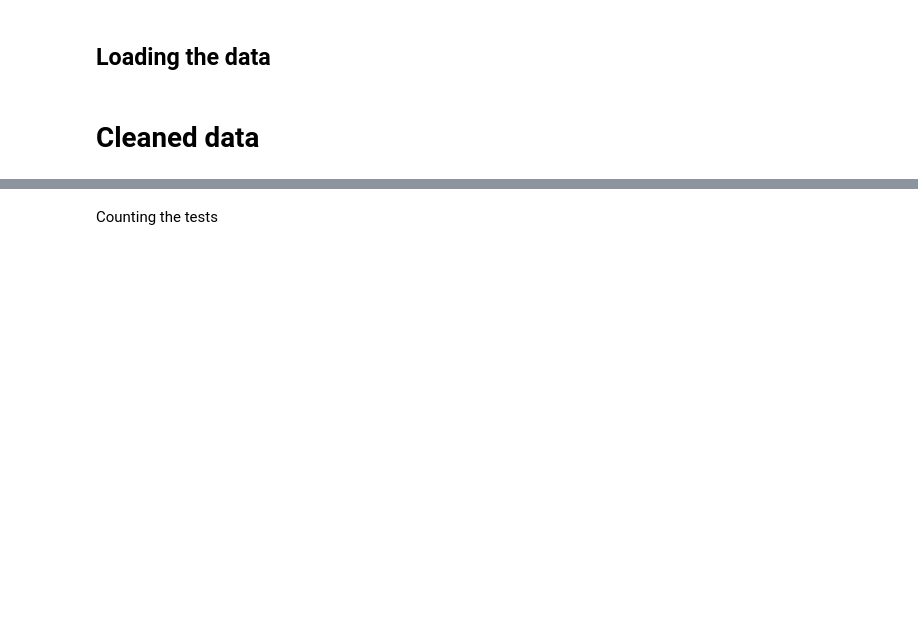
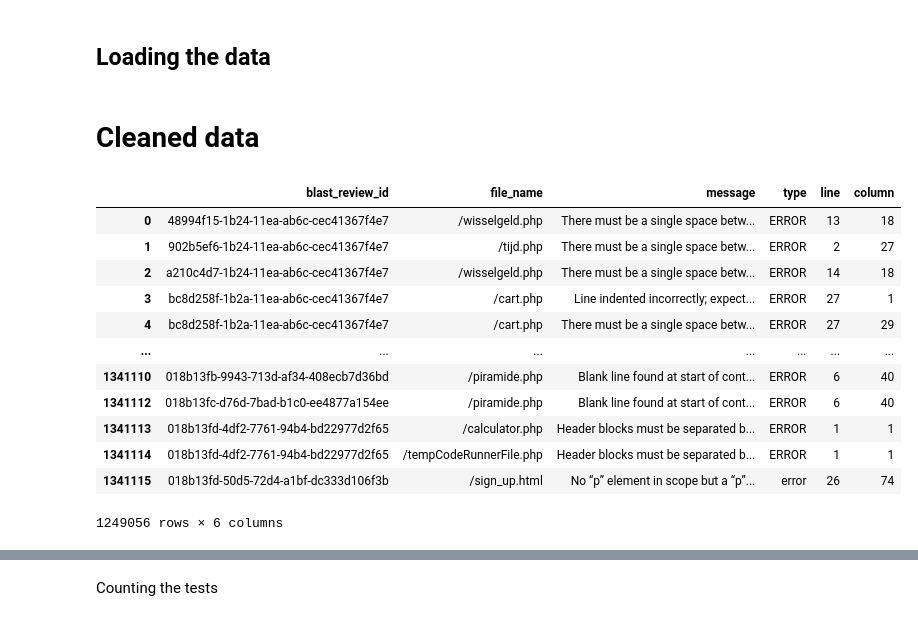
Before and after one commit to joramswarts/Bit-academy-blast-errors, a Jupyter notebook: test_types.ipynb, the cells around one changed output, grey strips where cells are left out. Cells and saved outputs as stored; diff of their text form; code cells hidden in the pictures; blank space fills up the shorter version.

```diff
--- a/test_types.ipynb
+++ b/test_types.ipynb
@@ -33,3 +33,19 @@ data_reviews = read_reviews[['id', 'implementation_id', 'state', 'created_on']]
 data_exercises = read_exercises[['id', 'title', 'files_to_turn_in']]
 
 data_code_blast_tests = read_code_blast_tests[['id', 'exercise_id', 'title', 'test_type', 'created_on', 'language']]
+# %%
+data_linting_result
+# %% [output]
+|  | blast_review_id | file_name | message | type | line | column |
+| 0 | 48994f15-1b24-11ea-ab6c-cec41367f4e7 | /wisselgeld.php | There must be a single space betw... | ERROR | 13 | 18 |
+| 1 | 902b5ef6-1b24-11ea-ab6c-cec41367f4e7 | /tijd.php | There must be a single space betw... | ERROR | 2 | 27 |
+| 2 | a210c4d7-1b24-11ea-ab6c-cec41367f4e7 | /wisselgeld.php | There must be a single space betw... | ERROR | 14 | 18 |
+| 3 | bc8d258f-1b2a-11ea-ab6c-cec41367f4e7 | /cart.php | Line indented incorrectly; expect... | ERROR | 27 | 1 |
+| 4 | bc8d258f-1b2a-11ea-ab6c-cec41367f4e7 | /cart.php | There must be a single space betw... | ERROR | 27 | 29 |
+| ... | ... | ... | ... | ... | ... | ... |
+| 1341110 | 018b13fb-9943-713d-af34-408ecb7d36bd | /piramide.php | Blank line found at start of cont... | ERROR | 6 | 40 |
+| 1341112 | 018b13fc-d76d-7bad-b1c0-ee4877a154ee | /piramide.php | Blank line found at start of cont... | ERROR | 6 | 40 |
+| 1341113 | 018b13fd-4df2-7761-94b4-bd22977d2f65 | /calculator.php | Header blocks must be separated b... | ERROR | 1 | 1 |
+| 1341114 | 018b13fd-4df2-7761-94b4-bd22977d2f65 | /tempCodeRunnerFile.php | Header blocks must be separated b... | ERROR | 1 | 1 |
+| 1341115 | 018b13fd-50d5-72d4-a1bf-dc333d106f3b | /sign_up.html | No “p” element in scope but a “p”... | error | 26 | 74 |
+1249056 rows × 6 columns
```
Also changed, not shown: parts of 14 cells of this notebook.
